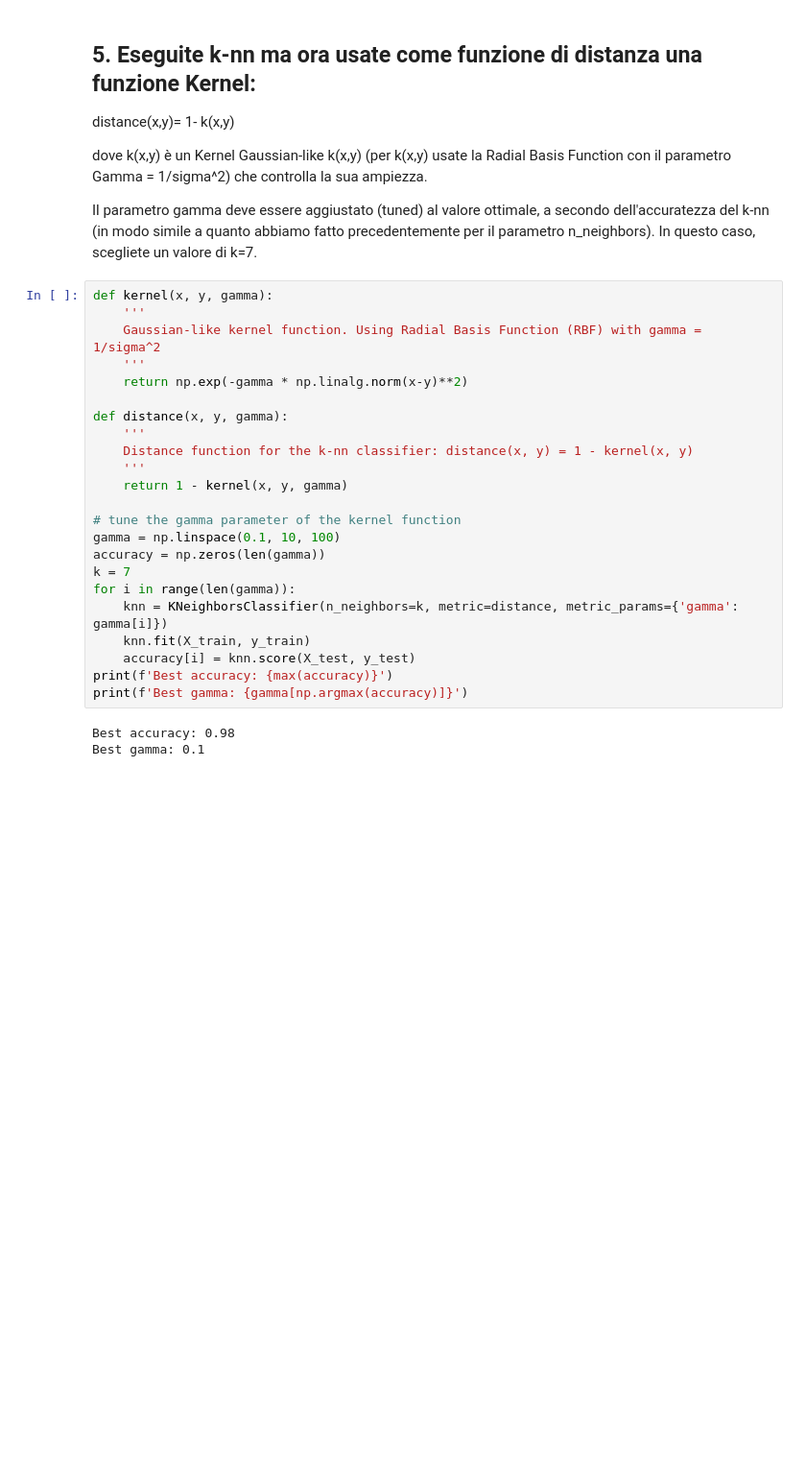
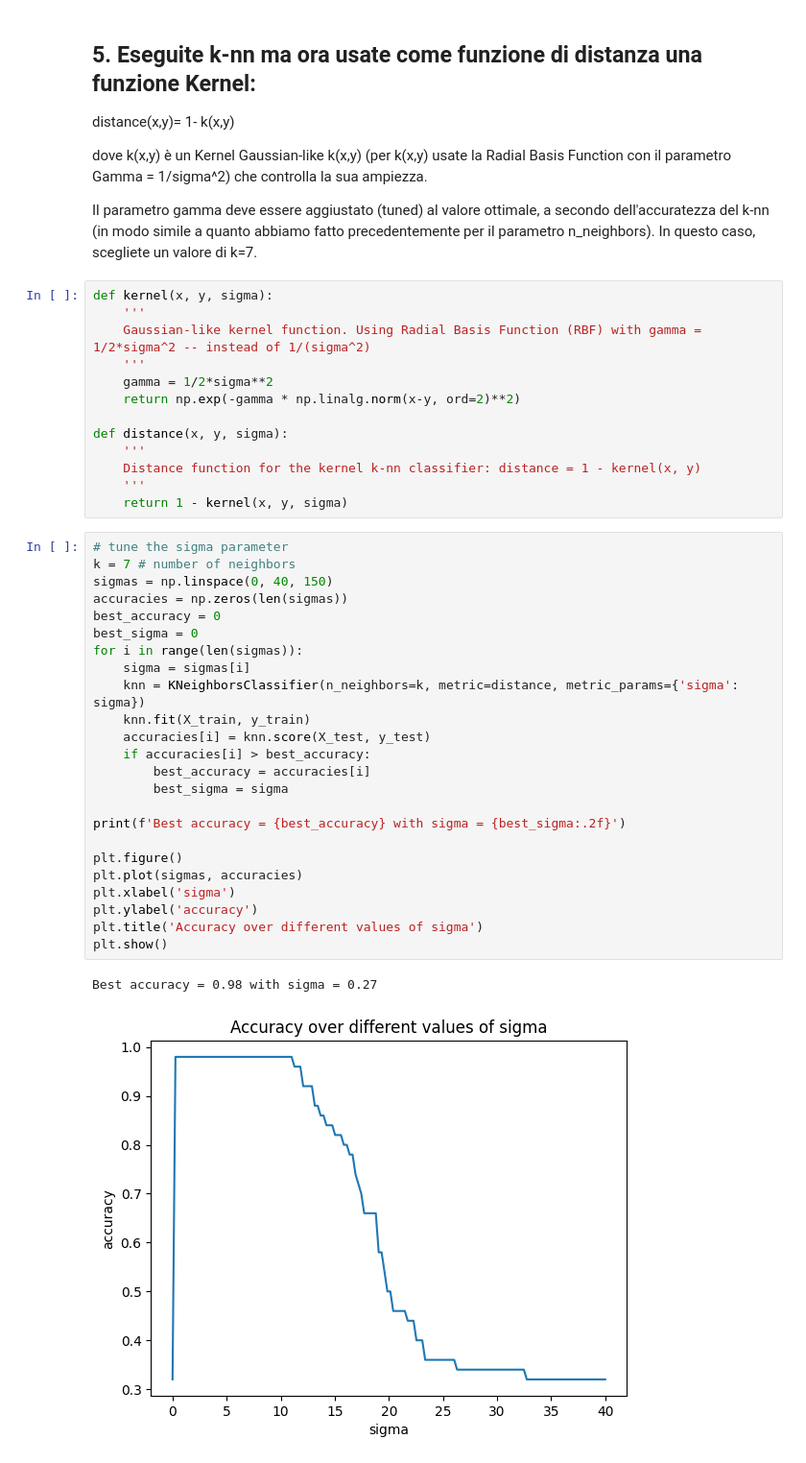
Before and after one commit to jakbtg/AAUT, a Jupyter notebook: Meo/2-classification_iris_knn_aa_22_23.ipynb, the cells around one changed output. Shown at 96% size. Cells and saved outputs as stored; diff of their text form; blank space fills up the shorter version.

```diff
--- a/Meo/2-classification_iris_knn_aa_22_23.ipynb
+++ b/Meo/2-classification_iris_knn_aa_22_23.ipynb
@@ -465,28 +465,42 @@ dove k(x,y) è un Kernel Gaussian-like k(x,y) (per k(x,y) usate la Radial Basis
 
 Il parametro gamma deve essere aggiustato (tuned) al valore ottimale, a secondo dell'accuratezza del k-nn (in modo simile a quanto abbiamo fatto precedentemente per il parametro n_neighbors). In questo caso, scegliete un valore di k=7.
 # %%
-def kernel(x, y, gamma):
+def kernel(x, y, sigma):
     '''
-    Gaussian-like kernel function. Using Radial Basis Function (RBF) with gamma = 1/sigma^2
+    Gaussian-like kernel function. Using Radial Basis Function (RBF) with gamma = 1/2*sigma^2 -- instead of 1/(sigma^2)
     '''
-    return np.exp(-gamma * np.linalg.norm(x-y)**2)
+    gamma = 1/2*sigma**2
+    return np.exp(-gamma * np.linalg.norm(x-y, ord=2)**2)
 
-def distance(x, y, gamma):
+def distance(x, y, sigma):
     '''
-    Distance function for the k-nn classifier: distance(x, y) = 1 - kernel(x, y)
+    Distance function for the kernel k-nn classifier: distance = 1 - kernel(x, y)
     '''
-    return 1 - kernel(x, y, gamma)
-
-# tune the gamma parameter of the kernel function
-gamma = np.linspace(0.1, 10, 100)
-accuracy = np.zeros(len(gamma))
-k = 7
-for i in range(len(gamma)):
-    knn = KNeighborsClassifier(n_neighbors=k, metric=distance, metric_params={'gamma': gamma[i]})
-    knn.fit(X_train, y_train)
-    accuracy[i] = knn.score(X_test, y_test)
-print(f'Best accuracy: {max(accuracy)}')
-print(f'Best gamma: {gamma[np.argmax(accuracy)]}')
+    return 1 - kernel(x, y, sigma)
-# %% [output]
-Best accuracy: 0.98
-Best gamma: 0.1
+# %%
+# tune the sigma parameter
+k = 7 # number of neighbors
+sigmas = np.linspace(0, 40, 150)
+accuracies = np.zeros(len(sigmas))
+best_accuracy = 0
+best_sigma = 0
+for i in range(len(sigmas)):
+    sigma = sigmas[i]
+    knn = KNeighborsClassifier(n_neighbors=k, metric=distance, metric_params={'sigma': sigma})
+    knn.fit(X_train, y_train)
+    accuracies[i] = knn.score(X_test, y_test)
+    if accuracies[i] > best_accuracy:
+        best_accuracy = accuracies[i]
+        best_sigma = sigma
+
+print(f'Best accuracy = {best_accuracy} with sigma = {best_sigma:.2f}')
+
+plt.figure()
+plt.plot(sigmas, accuracies)
+plt.xlabel('sigma')
+plt.ylabel('accuracy')
+plt.title('Accuracy over different values of sigma')
+plt.show()
+# %% [output]
+Best accuracy = 0.98 with sigma = 0.27
+[figure, added]
```
Also changed, not shown: parts of 1 cell of this notebook.
